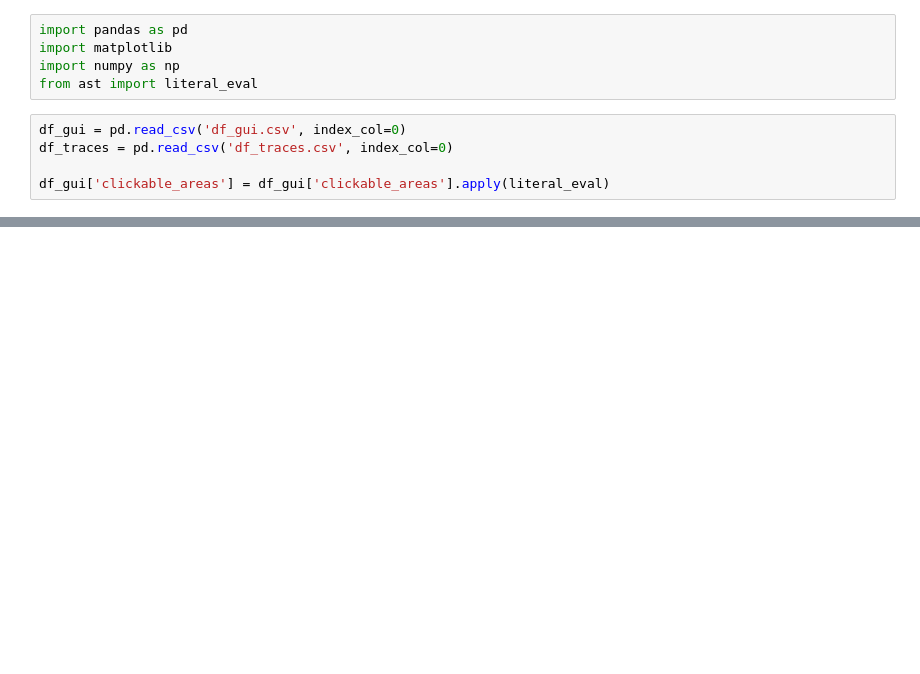
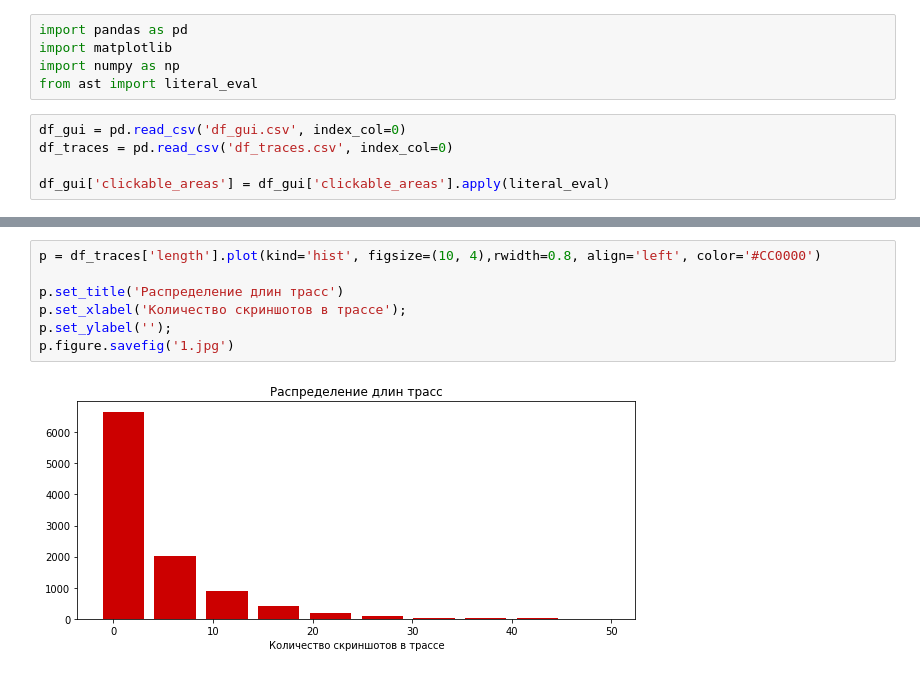
Before and after one commit to m-danya/sp-practice, a Jupyter notebook: research/research.ipynb, the cells around one changed output, grey strips where cells are left out. Drawn from its saved outputs; the diff is of its cells as text; blank space fills up the shorter version.

```diff
--- a/research/research.ipynb
+++ b/research/research.ipynb
@@ -32 +27,10 @@ df_gui
+# %%
+p = df_traces['length'].plot(kind='hist', figsize=(10, 4),rwidth=0.8, align='left', color='#CC0000')
+
+p.set_title('Распределение длин трасс')
+p.set_xlabel('Количество скриншотов в трассе');
+p.set_ylabel('');
+p.figure.savefig('1.jpg')
+# %% [output]
+[figure, added]
 # %%
```
Also changed, not shown: parts of 7 cells of this notebook, 12 other files.
